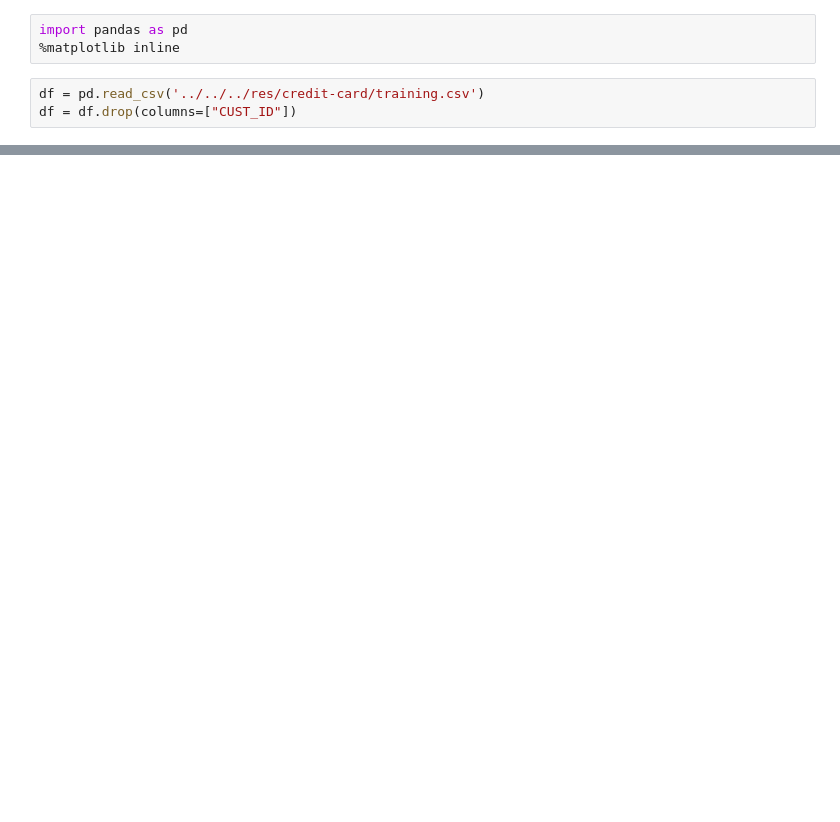
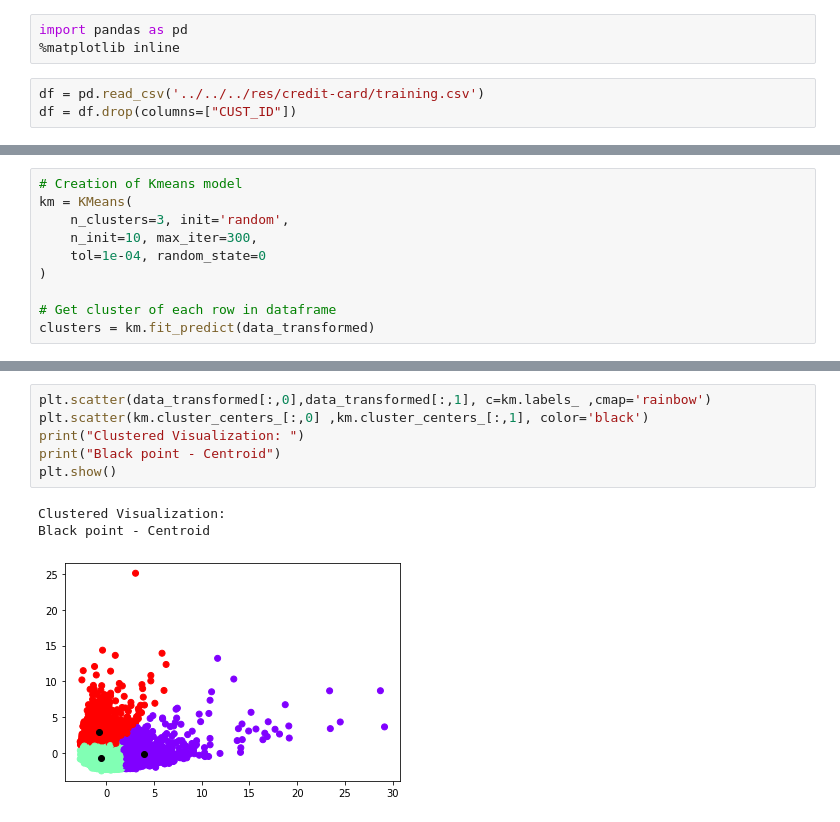
Before and after one commit to ABCD-EDU/cs322-lab, a Jupyter notebook: src/exercises/lab3/Kmeans.ipynb, the cells around one changed output, grey strips where cells are left out. Cells and saved outputs as stored; diff of their text form; blank space fills up the shorter version.

```diff
--- a/src/exercises/lab3/Kmeans.ipynb
+++ b/src/exercises/lab3/Kmeans.ipynb
@@ -90,0 +175,10 @@ for n_clusters, kmeans in enumerate(kmeans_arr):
+# %%
+# Creation of Kmeans model
+km = KMeans(
+    n_clusters=3, init='random',
+    n_init=10, max_iter=300,
+    tol=1e-04, random_state=0
+)
+
+# Get cluster of each row in dataframe
+clusters = km.fit_predict(data_transformed)
@@ -90,0 +221,10 @@ for n_clusters, kmeans in enumerate(kmeans_arr):
+# %%
+plt.scatter(data_transformed[:,0],data_transformed[:,1], c=km.labels_ ,cmap='rainbow')
+plt.scatter(km.cluster_centers_[:,0] ,km.cluster_centers_[:,1], color='black')
+print("Clustered Visualization: ")
+print("Black point - Centroid")
+plt.show()
+# %% [output]
+Clustered Visualization:
+Black point - Centroid
+[figure, added]
```
Also changed, not shown: parts of 11 cells of this notebook.
